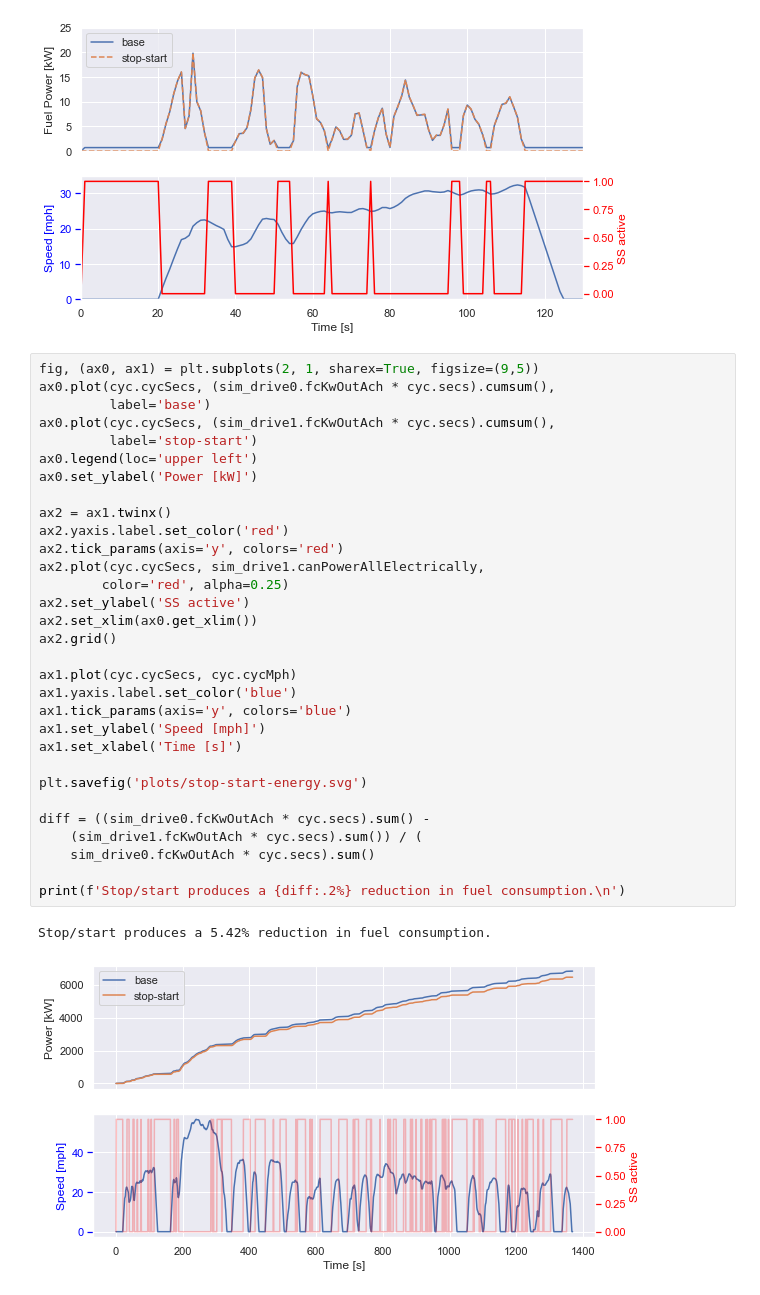
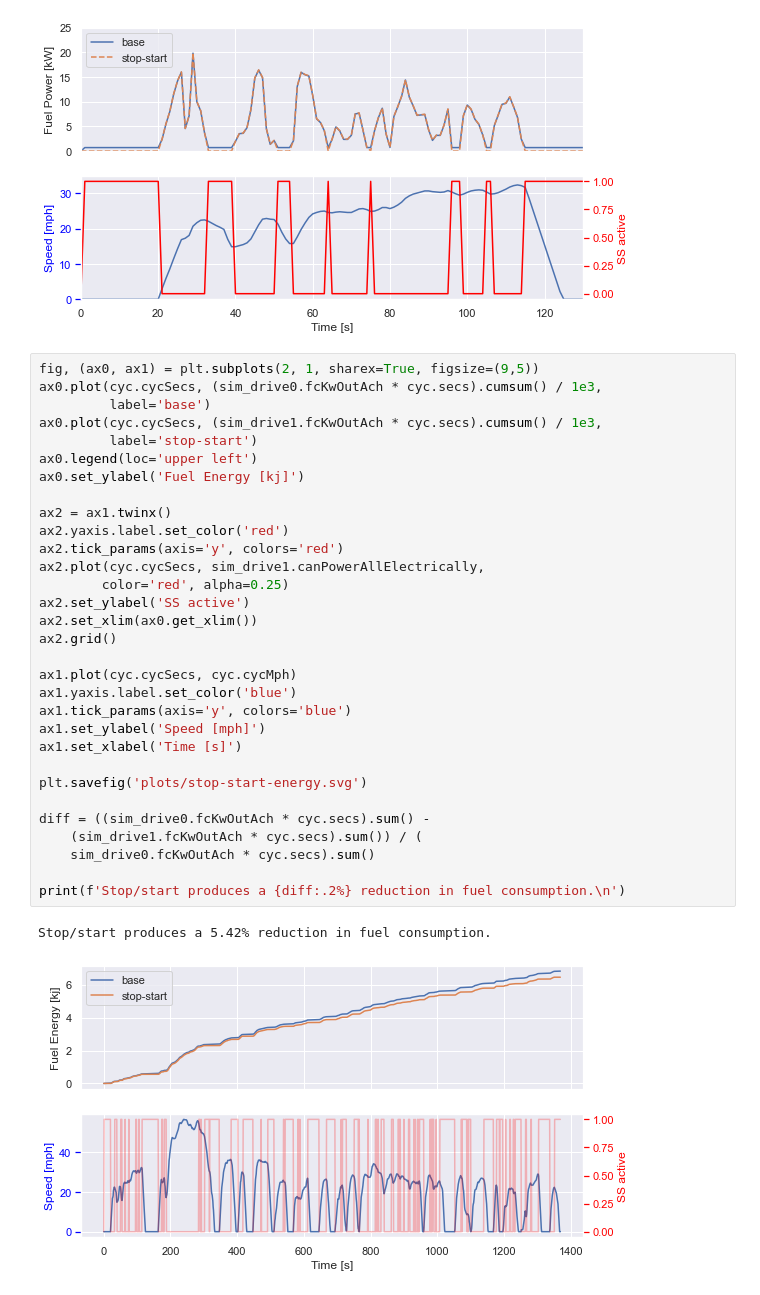
Before and after one commit to NREL/fastsim, a Jupyter notebook: docs/stop_start.ipynb, the cells around one changed output. Cells and saved outputs as stored; diff of their text form.

Commit message:
these produce usable plots now with good parameters

```diff
--- a/docs/stop_start.ipynb
+++ b/docs/stop_start.ipynb
@@ -88,35 +88,35 @@ plt.savefig('plots/stop-start-power.svg')
 [figure]
 # %%
 fig, (ax0, ax1) = plt.subplots(2, 1, sharex=True, figsize=(9,5))
-ax0.plot(cyc.cycSecs, (sim_drive0.fcKwOutAch * cyc.secs).cumsum(),
+ax0.plot(cyc.cycSecs, (sim_drive0.fcKwOutAch * cyc.secs).cumsum() / 1e3,
          label='base')
-ax0.plot(cyc.cycSecs, (sim_drive1.fcKwOutAch * cyc.secs).cumsum(),
+ax0.plot(cyc.cycSecs, (sim_drive1.fcKwOutAch * cyc.secs).cumsum() / 1e3,
          label='stop-start')
 ax0.legend(loc='upper left')
-ax0.set_ylabel('Power [kW]')
+ax0.set_ylabel('Fuel Energy [kj]')
 
 ax2 = ax1.twinx()
 ax2.yaxis.label.set_color('red')
 ax2.tick_params(axis='y', colors='red')
 ax2.plot(cyc.cycSecs, sim_drive1.canPowerAllElectrically,
         color='red', alpha=0.25)
 ax2.set_ylabel('SS active')
 ax2.set_xlim(ax0.get_xlim())
 ax2.grid()
 
 ax1.plot(cyc.cycSecs, cyc.cycMph)
 ax1.yaxis.label.set_color('blue')
 ax1.tick_params(axis='y', colors='blue')
 ax1.set_ylabel('Speed [mph]')
 ax1.set_xlabel('Time [s]')
 
 plt.savefig('plots/stop-start-energy.svg')
 
 diff = ((sim_drive0.fcKwOutAch * cyc.secs).sum() -
     (sim_drive1.fcKwOutAch * cyc.secs).sum()) / (
     sim_drive0.fcKwOutAch * cyc.secs).sum()
 
 print(f'Stop/start produces a {diff:.2%} reduction in fuel consumption.\n')
 # %% [output]
 Stop/start produces a 5.42% reduction in fuel consumption.
-[figure, old version]
+[figure, new version]
```
Also changed, not shown: parts of 4 cells of this notebook, 2 other files.
